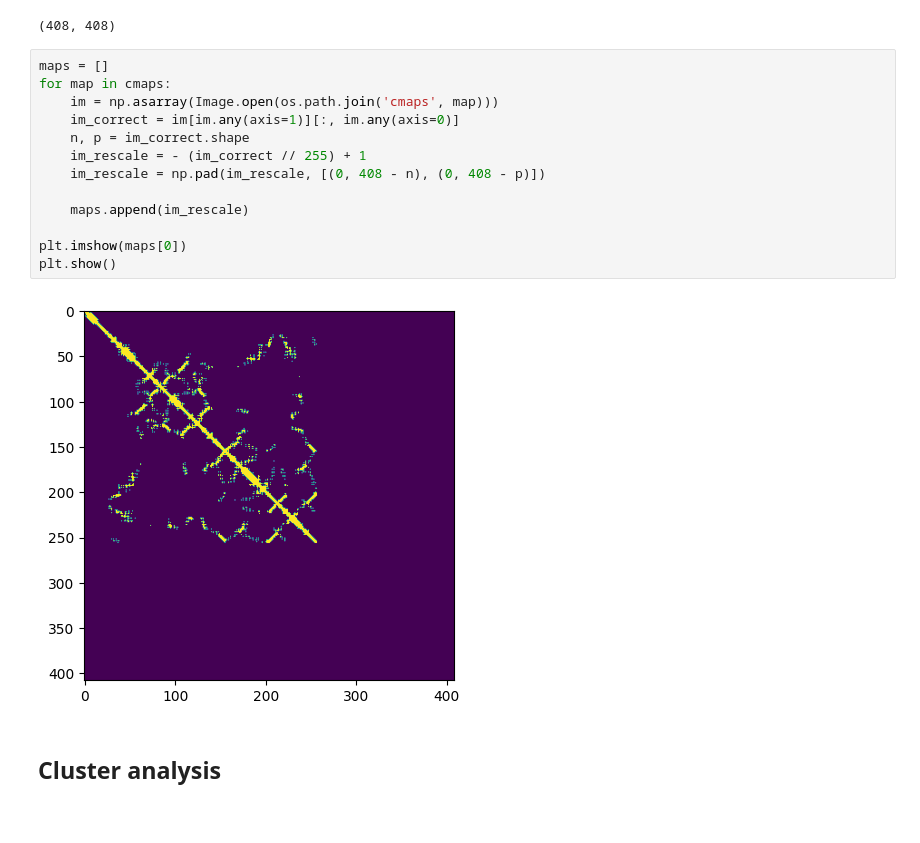
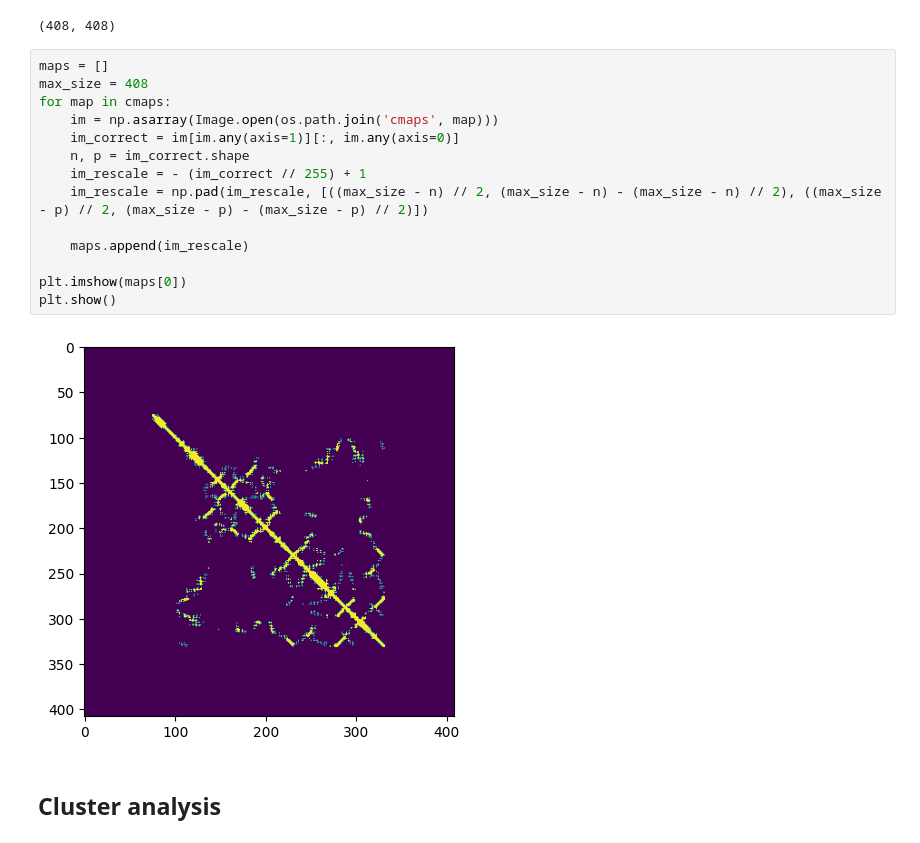
Before and after one commit to Emmanuel-mg/Unsupervised-clustering-of-proteins-using-contact-maps, a Jupyter notebook: eda.ipynb, the cells around one changed output. Saved outputs shown, nothing was run; the diff lists cells and outputs as text.

```diff
--- a/eda.ipynb
+++ b/eda.ipynb
@@ -51,19 +51,20 @@ np.max(size[:,0]), np.max(size[:,1])
 (408, 408)
 # %%
 maps = []
+max_size = 408
 for map in cmaps:
     im = np.asarray(Image.open(os.path.join('cmaps', map)))
     im_correct = im[im.any(axis=1)][:, im.any(axis=0)]
     n, p = im_correct.shape
     im_rescale = - (im_correct // 255) + 1
-    im_rescale = np.pad(im_rescale, [(0, 408 - n), (0, 408 - p)])
+    im_rescale = np.pad(im_rescale, [((max_size - n) // 2, (max_size - n) - (max_size - n) // 2), ((max_size - p) // 2, (max_size - p) - (max_size - p) // 2)])
 
     maps.append(im_rescale)
 
 plt.imshow(maps[0])
 plt.show()
 # %% [output]
-[figure, old version]
+[figure, new version]
 # %% [markdown]
 ## Cluster analysis
 # %%
```
Also changed, not shown: parts of 1 cell of this notebook, 3 other files.
